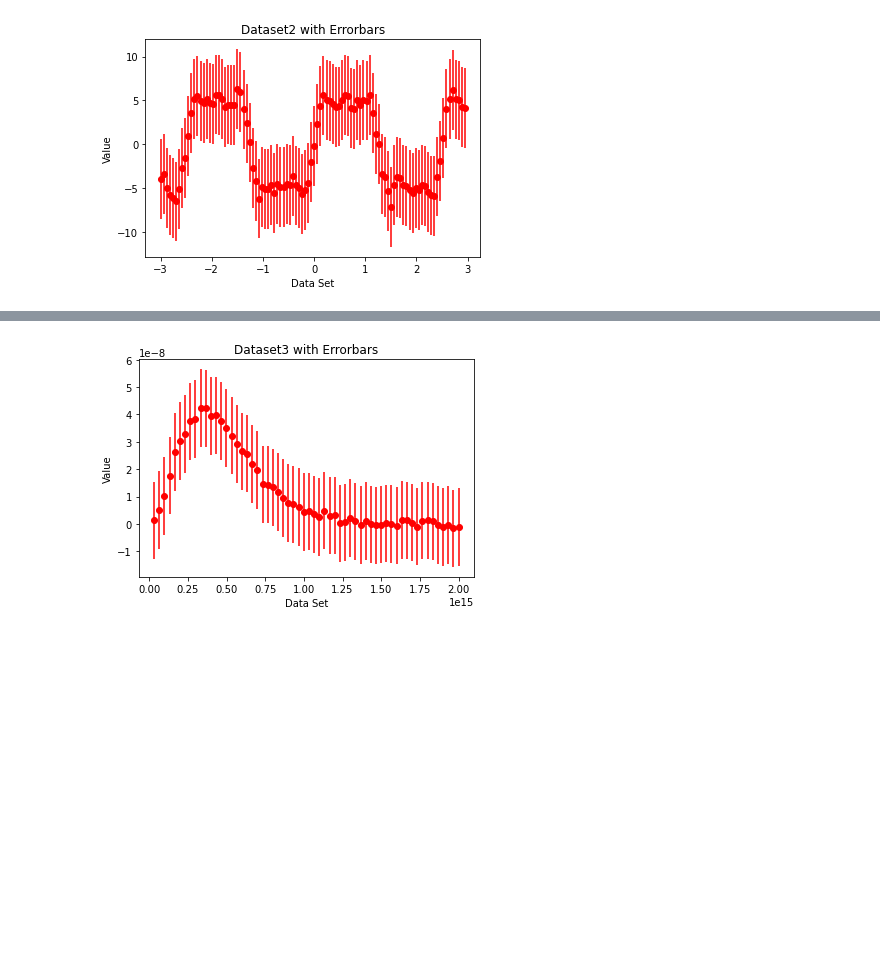
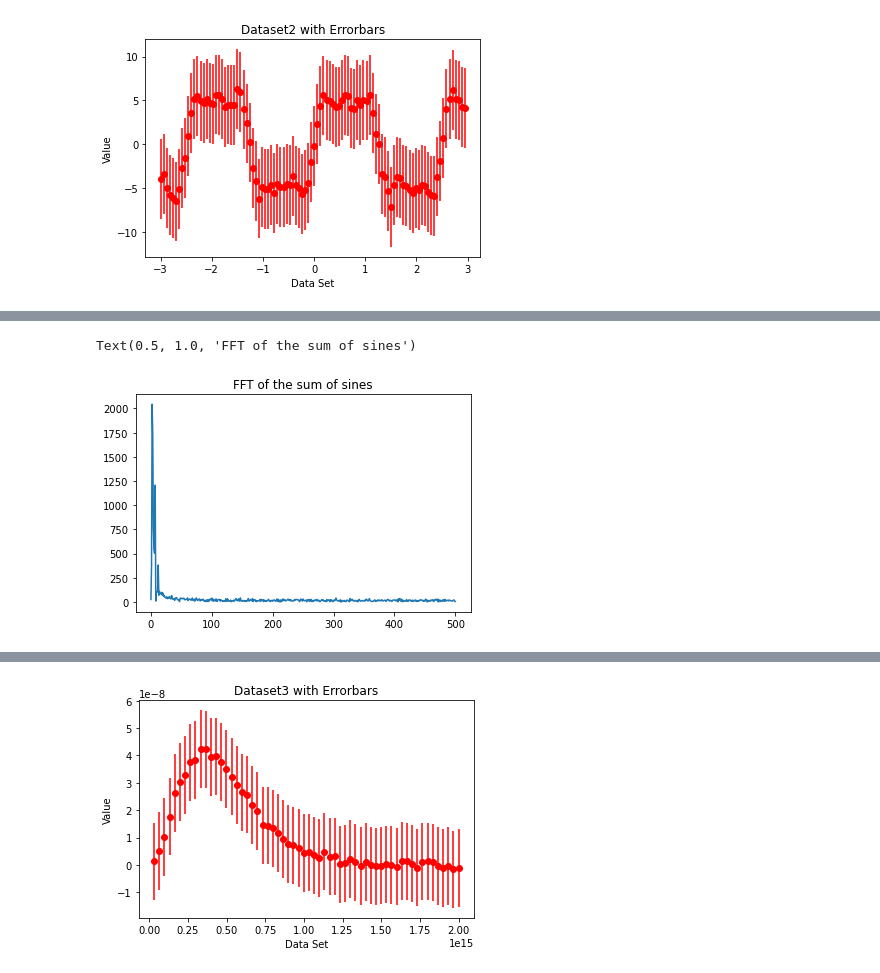
Before and after one commit to AnonymousePikachu/EE2703-ASL, a Jupyter notebook: Week 3/Week3Pres.ipynb, the cells around one changed output, grey strips where cells are left out. Saved outputs shown, nothing was run; the diff lists cells and outputs as text; code cells hidden in the pictures; blank space fills up the shorter version.

```diff
--- a/Week 3/Week3Pres.ipynb
+++ b/Week 3/Week3Pres.ipynb
@@ -216,0 +218,14 @@ plt.plot(xf,yf)
+# %%
+# Getting the length of the data
+n = len(data_y)
+
+#Making the fft of the data
+yf = abs(np.fft.rfft(data_y))
+xf = np.fft.rfftfreq(n, 1/n)
+
+#PLotting this points to get an idea of the fourier transform
+plt.plot(xf,yf)
+plt.title("FFT of the sum of sines")
+# %% [output]
+Text(0.5, 1.0, 'FFT of the sum of sines')
+[figure, added]
```
Also changed, not shown: parts of 31 cells of this notebook.
